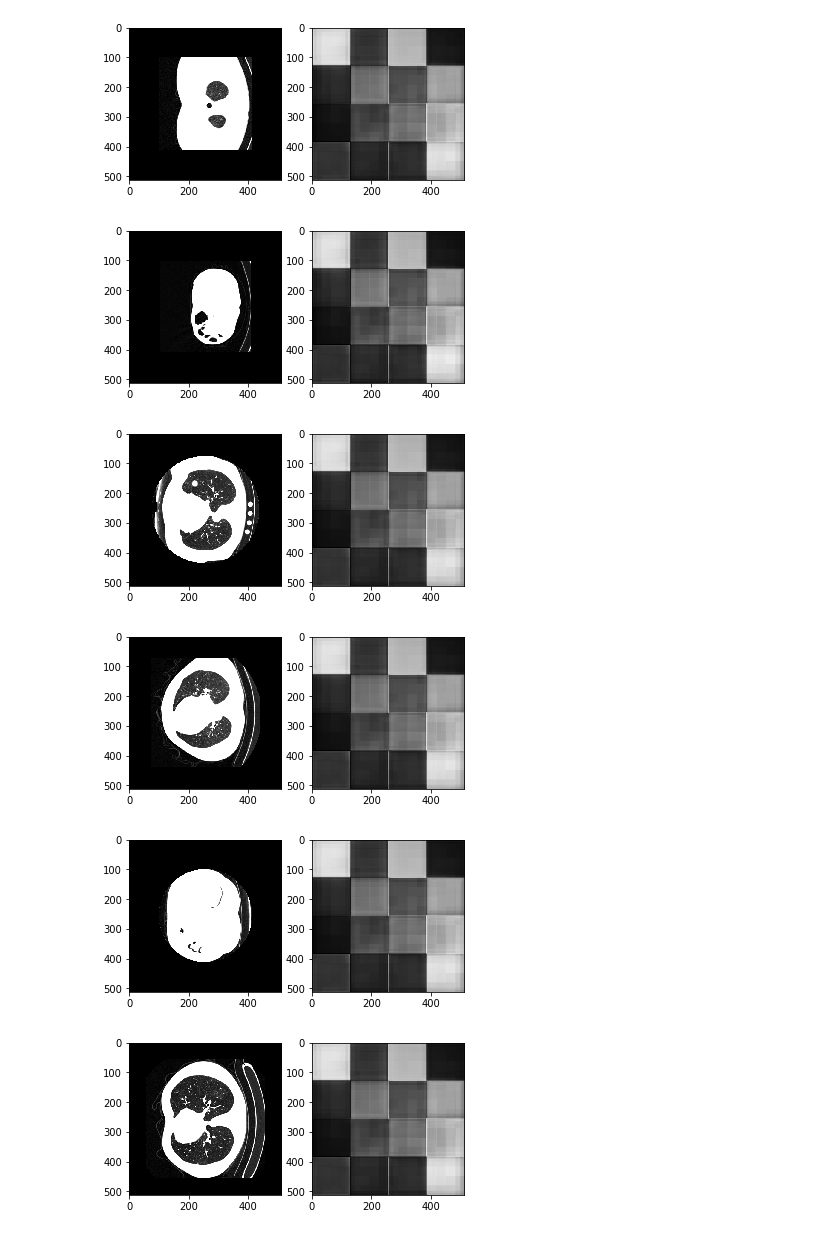
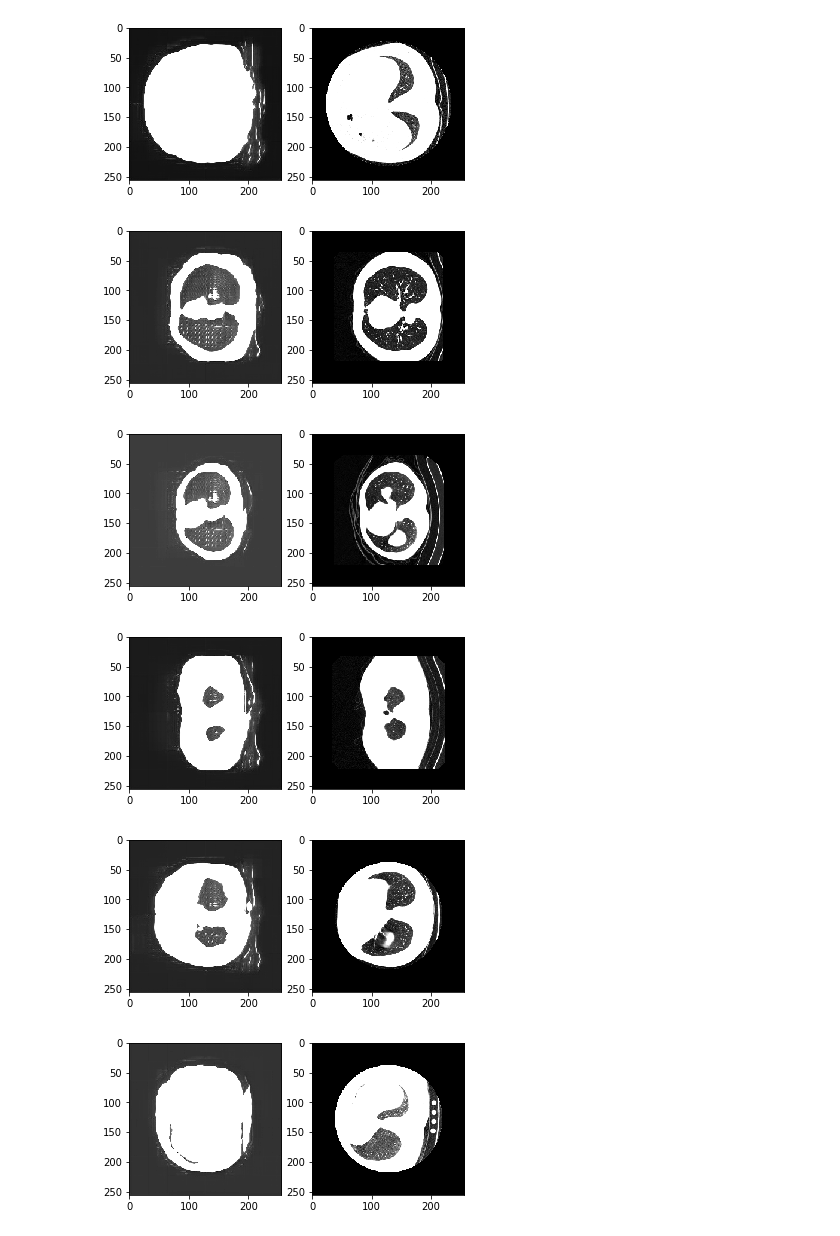
Before and after one commit to batmanlab/HA-GAN, a Jupyter notebook: results.ipynb, the cells around one changed output. Drawn from its saved outputs; the diff is of its cells as text; code cells hidden in the pictures.

```diff
--- a/results.ipynb
+++ b/results.ipynb
@@ -20,0 +24,7 @@ Param count for Ds initialized parameters: 9399137
+# %%
+Z = torch.randn([10, 128]).cuda()
+M.eval()
+for iii in range(10):
+    X = M.G(Z[[iii], :]).cpu().data.numpy()
+    plt.figure()
+    plt.imshow(X[0, 0 ], cmap = "gray")
@@ -20,0 +42,3 @@ Param count for Ds initialized parameters: 9399137
+# %%
+X = next(iter_data).cuda()
+X_recon, Z, loss = M.encode(X, n_iter = 10000)
@@ -20,0 +68,20 @@ Param count for Ds initialized parameters: 9399137
+# %%
+
+
+
+
+Z = torch.autograd.Variable( torch.randn([ batch_size, 128] ), requires_grad = True  )
+M.eval()
+
+
+optim = torch.optim.Adam([Z], lr = 1e-3)
+
+for iii in range(2000):
+    X_generate = M.G(Z)
+    loss = ( (X_generate - X) ** 2 ).sum()
+    optim.zero_grad()
+    loss.backward()
+    optim.step()
+
+    if iii % 10 == 0:
+        print ( iii, loss.item() )
@@ -21,10 +106,10 @@ Param count for Ds initialized parameters: 9399137
+# %%
+XXX = X_recon.cpu().data.numpy()
 # %%
-for iii in range(10):
-    recon_x = M.G(M.E(X[ [iii] ])).cpu().data.numpy()[0,0]
-    x = X[iii].cpu().data.numpy()
+for iii in range(batch_size):
     plt.figure()
     plt.subplot(121)
-    plt.imshow(x[0], cmap = "gray")
+    plt.imshow(XXX[iii, 0, :, :], cmap = 'gray')
     plt.subplot(122)
-    plt.imshow(recon_x, cmap = "gray")
+    plt.imshow(X[iii, 0, :, :].cpu().data.numpy(), cmap = "gray")
 # %% [output]
@@ -32,6 +117,6 @@ for iii in range(10):
-[figure, old version]
+[figure, new version]
-[figure, old version]
+[figure, new version]
-[figure, old version]
+[figure, new version]
-[figure, old version]
+[figure, new version]
-[figure, old version]
+[figure, new version]
-[figure, old version]
+[figure, new version]
```
Also changed, not shown: parts of 23 cells of this notebook.
